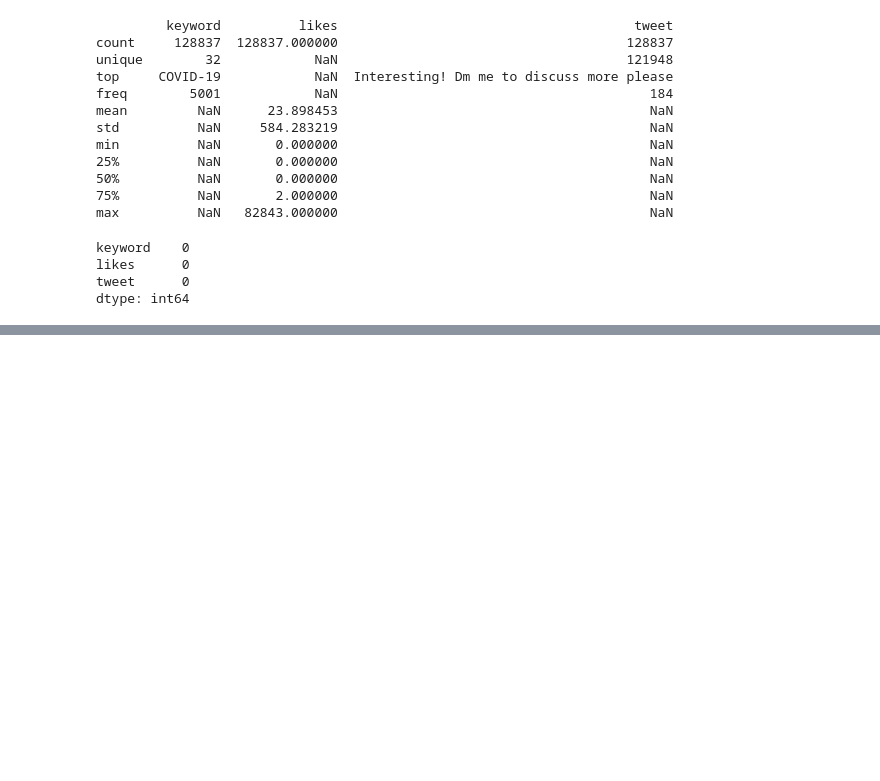
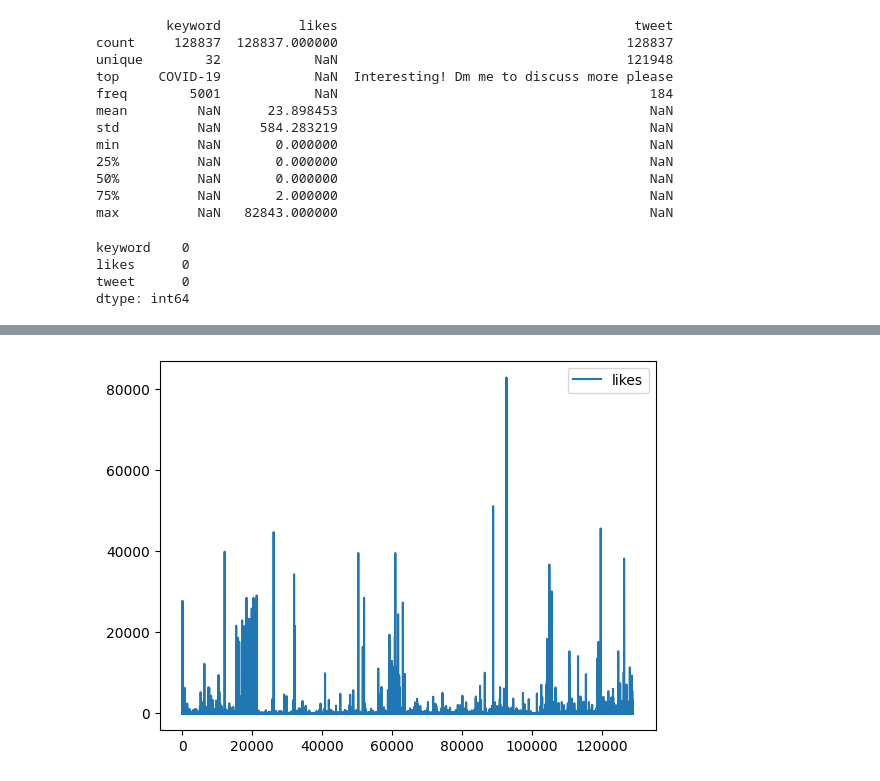
Before and after one commit to Midigan/Joint-CA2-Machine-Learning-for-Business, a Jupyter notebook: CA2 MLB and DV Integrated.ipynb, the cells around one changed output, grey strips where cells are left out. Saved outputs shown, nothing was run; the diff lists cells and outputs as text; code cells hidden in the pictures; blank space fills up the shorter version.

```diff
--- a/CA2 MLB and DV Integrated.ipynb
+++ b/CA2 MLB and DV Integrated.ipynb
@@ -474,0 +487,6 @@ Name: count, dtype: int64
+# %%
+import matplotlib.pyplot as plt
+df.plot()
+plt.show()
+# %% [output]
+[figure, added]
```
Also changed, not shown: parts of 9 cells of this notebook.
